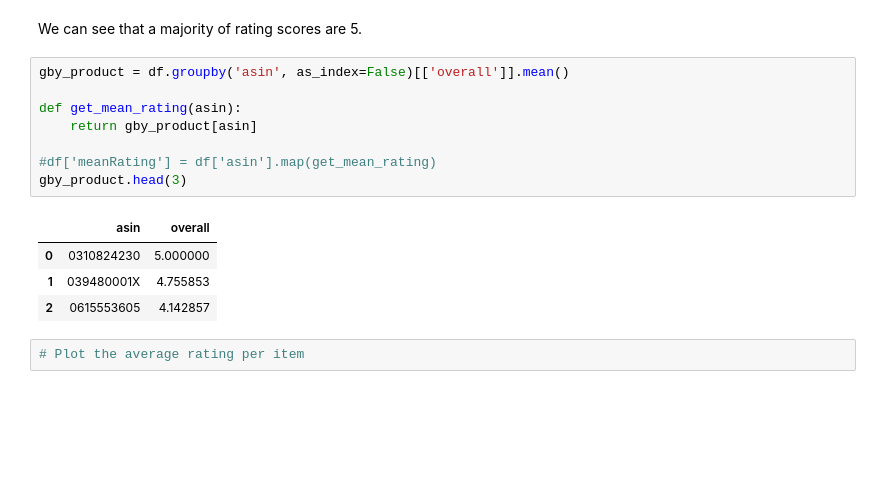
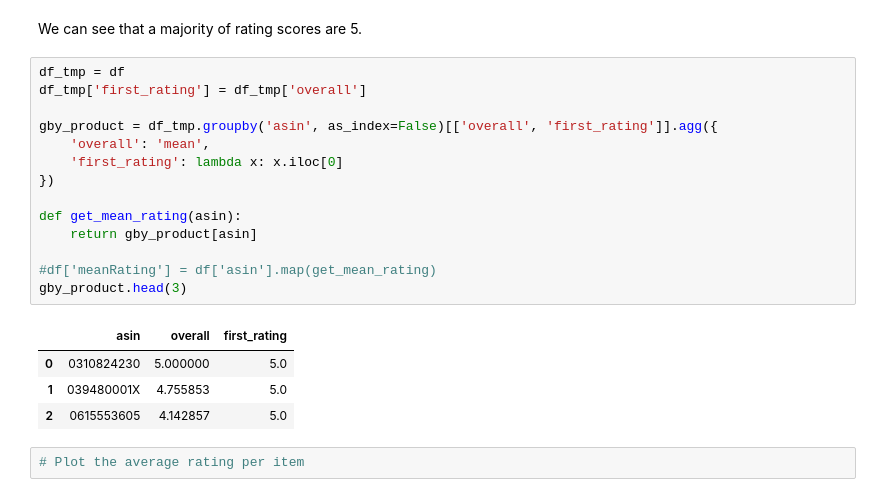
Before and after one commit to epfl-ada-project-amazon/data-analysis, a Jupyter notebook: project.ipynb, the cells around one changed output. Cells and saved outputs as stored; diff of their text form; blank space fills up the shorter version.

Commit message:
Fix first rating code (again).....

```diff
--- a/project.ipynb
+++ b/project.ipynb
@@ -400,18 +400,24 @@ Name: summary, dtype: int64
 # %% [markdown]
 We can see that a majority of rating scores are 5.
 # %%
-gby_product = df.groupby('asin', as_index=False)[['overall']].mean()
+df_tmp = df
+df_tmp['first_rating'] = df_tmp['overall']
+
+gby_product = df_tmp.groupby('asin', as_index=False)[['overall', 'first_rating']].agg({
+    'overall': 'mean',
+    'first_rating': lambda x: x.iloc[0]
+})
 
 def get_mean_rating(asin):
     return gby_product[asin]
 
 #df['meanRating'] = df['asin'].map(get_mean_rating)
 gby_product.head(3)
 # %% [output]
-|  | asin | overall |
-| 0 | 0310824230 | 5.000000 |
-| 1 | 039480001X | 4.755853 |
-| 2 | 0615553605 | 4.142857 |
+|  | asin | overall | first_rating |
+| 0 | 0310824230 | 5.000000 | 5.0 |
+| 1 | 039480001X | 4.755853 | 5.0 |
+| 2 | 0615553605 | 4.142857 | 5.0 |
 # %%
 # Plot the average rating per item
 # %% [markdown]
```
Also changed, not shown: parts of 3 cells of this notebook.
